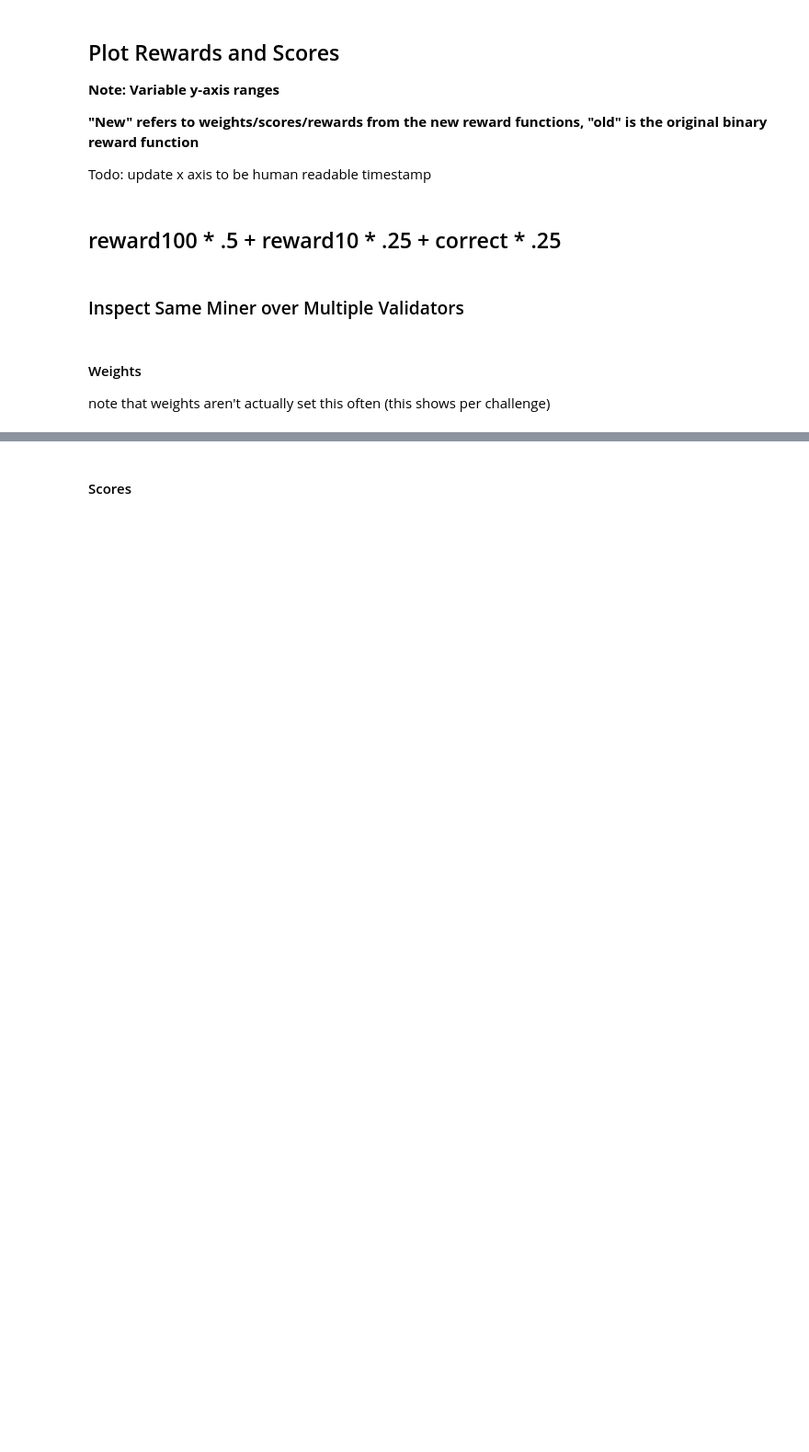
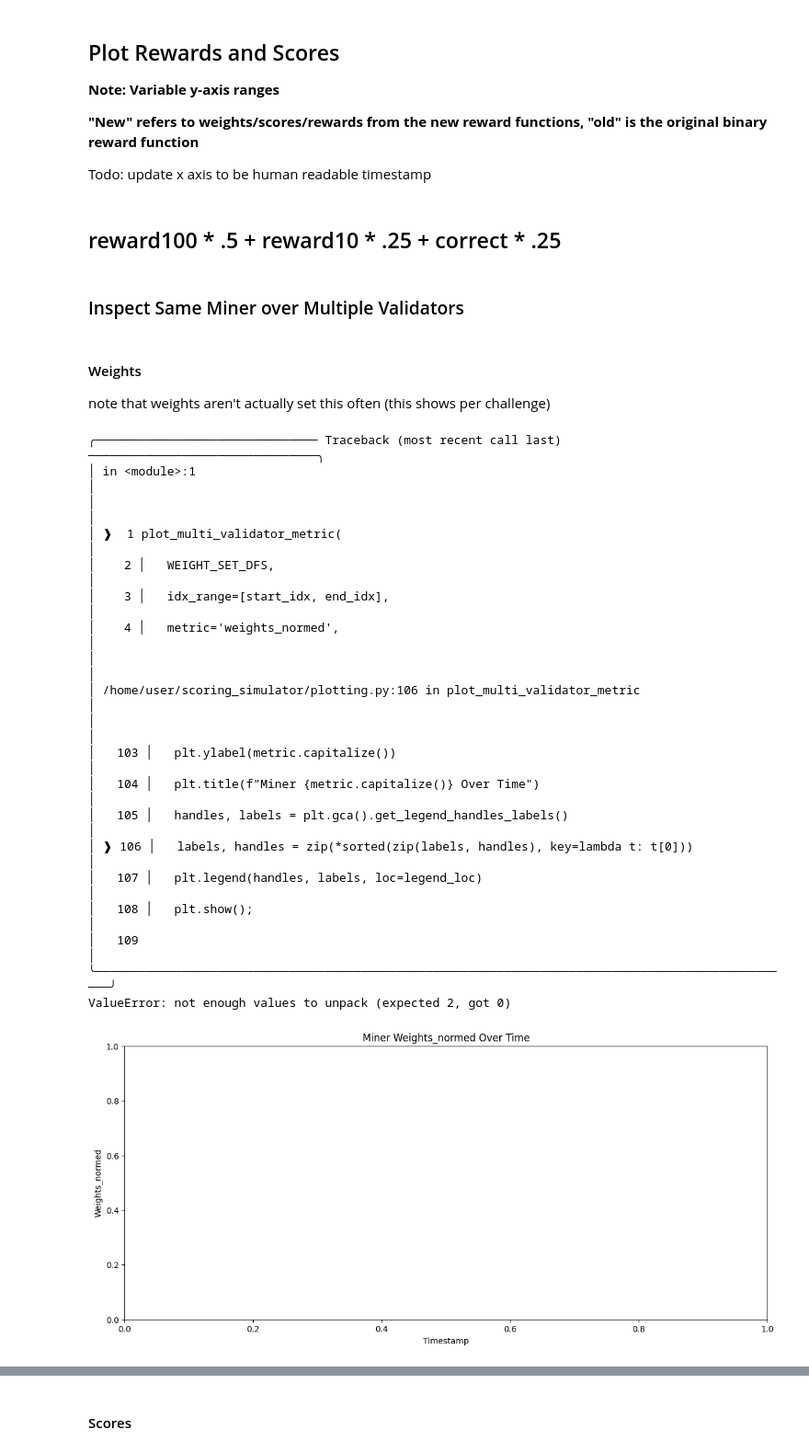
Before and after one commit to BitMind-AI/incentive-simulator, a Jupyter notebook: simulation.ipynb, the cells around one changed output, grey strips where cells are left out. Shown: that part at 92% size. Cells and saved outputs as stored; diff of their text form; code cells hidden in the pictures; blank space fills up the shorter version.

```diff
--- a/simulation.ipynb
+++ b/simulation.ipynb
@@ -138,4 +155,44 @@ end_idx = -1
 # %% [markdown]
 #### Weights
 note that weights aren't actually set this often (this shows per challenge)
+# %%
+
+
+plot_multi_validator_metric(
+    WEIGHT_SET_DFS,
+    idx_range=[start_idx, end_idx],
+    metric='weights_normed',
+    suffixes=['new'],
+    uids=[uids[0]],
+    map_uids_to_colors=False,
+    legend_loc='upper left')
+plot_multi_validator_metric(
+    WEIGHT_SET_DFS,
+    idx_range=[start_idx, end_idx],
+    metric='weights_normed',
+    suffixes=['old'],
+    uids=[uids[0]],
+    map_uids_to_colors=False,
+    legend_loc='upper left')
+# %% [output]
+╭─────────────────────────────── Traceback (most recent call last) ────────────────────────────────╮
+│ in <module>:1                                                                                    │
+│                                                                                                  │
+│ ❱  1 plot_multi_validator_metric(                                                                │
+│    2 │   WEIGHT_SET_DFS,                                                                         │
+│    3 │   idx_range=[start_idx, end_idx],                                                         │
+│    4 │   metric='weights_normed',                                                                │
+│                                                                                                  │
+│ /home/user/scoring_simulator/plotting.py:106 in plot_multi_validator_metric                      │
+│                                                                                                  │
+│   103 │   plt.ylabel(metric.capitalize())                                                        │
+│   104 │   plt.title(f"Miner {metric.capitalize()} Over Time")                                    │
+│   105 │   handles, labels = plt.gca().get_legend_handles_labels()                                │
+│ ❱ 106 │   labels, handles = zip(*sorted(zip(labels, handles), key=lambda t: t[0]))               │
+│   107 │   plt.legend(handles, labels, loc=legend_loc)                                            │
+│   108 │   plt.show();                                                                            │
+│   109                                                                                            │
+╰──────────────────────────────────────────────────────────────────────────────────────────────────╯
+ValueError: not enough values to unpack (expected 2, got 0)
+[figure, added]
 # %%
```
Also changed, not shown: parts of 16 cells of this notebook, 1 other file.
